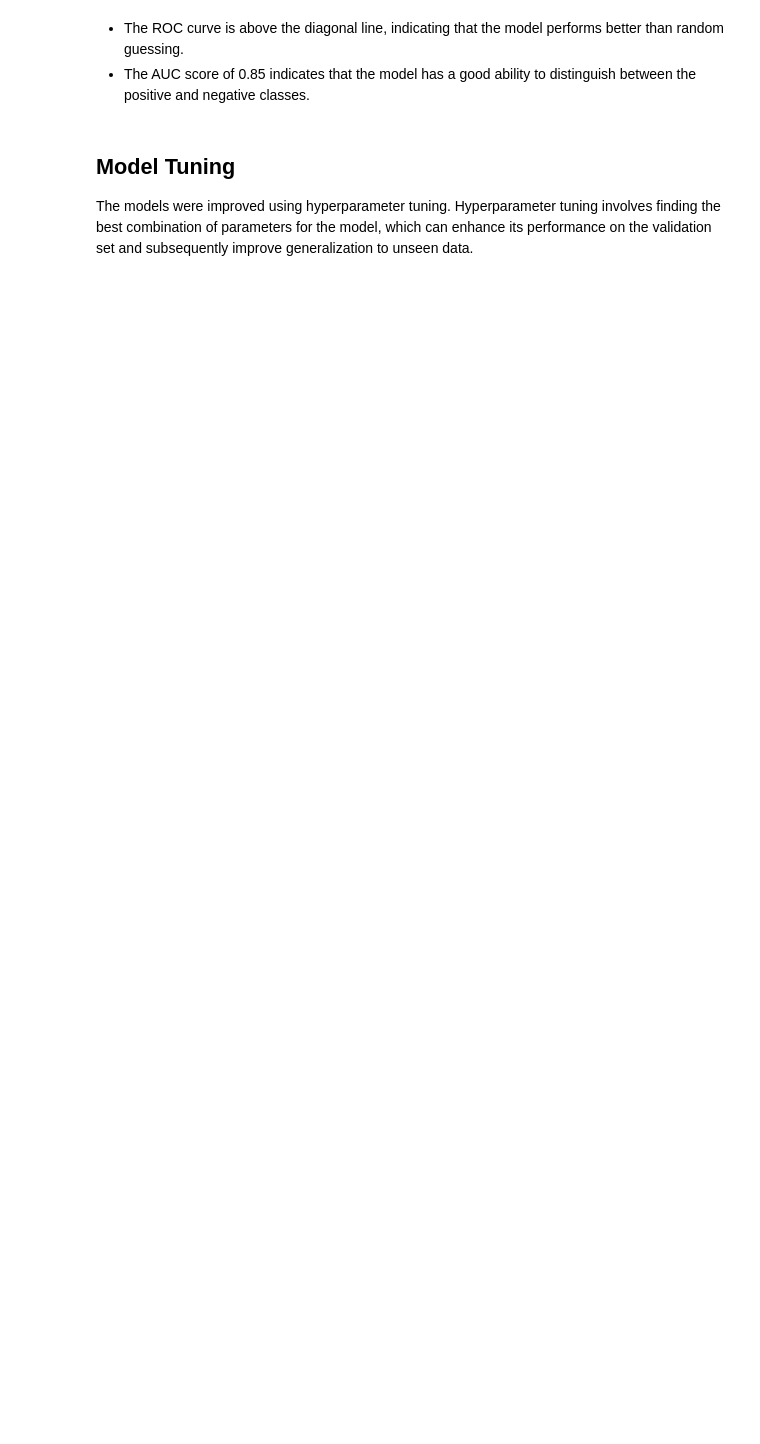
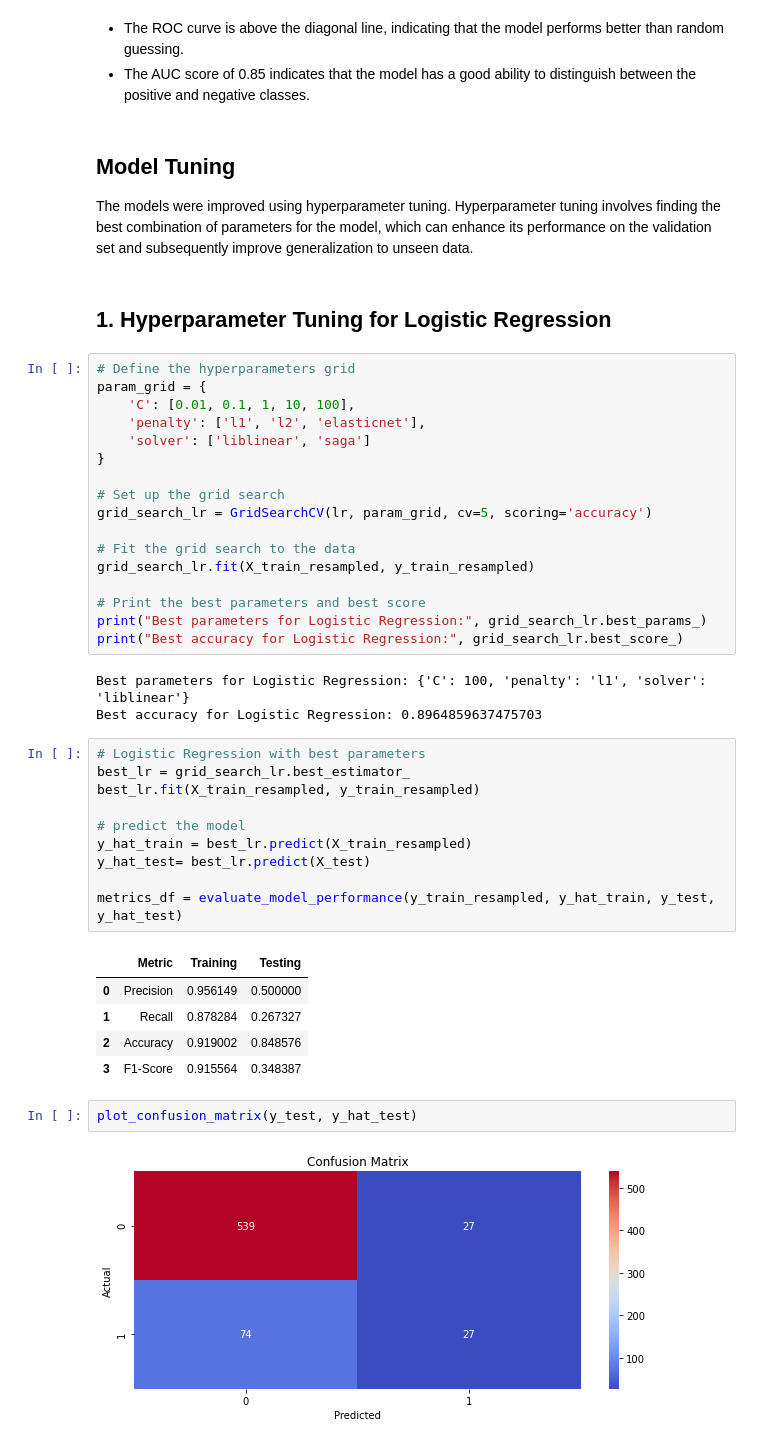
Before and after one commit to daveochieng8/Customer-Churn, a Jupyter notebook: index.ipynb, the cells around one changed output. Cells and saved outputs as stored; diff of their text form; blank space fills up the shorter version.

```diff
--- a/index.ipynb
+++ b/index.ipynb
@@ -626,3 +623,45 @@ The AUC score is: 0.8495696742819158
 ## Model Tuning
 
 The models were improved using hyperparameter tuning. Hyperparameter tuning involves finding the best combination of parameters for the model, which can enhance its performance on the validation set and subsequently improve generalization to unseen data.
+# %% [markdown]
+## 1. Hyperparameter Tuning for Logistic Regression
+# %%
+# Define the hyperparameters grid
+param_grid = {
+    'C': [0.01, 0.1, 1, 10, 100],
+    'penalty': ['l1', 'l2', 'elasticnet'],
+    'solver': ['liblinear', 'saga']
+}
+
+# Set up the grid search
+grid_search_lr = GridSearchCV(lr, param_grid, cv=5, scoring='accuracy')
+
+# Fit the grid search to the data
+grid_search_lr.fit(X_train_resampled, y_train_resampled)
+
+# Print the best parameters and best score
+print("Best parameters for Logistic Regression:", grid_search_lr.best_params_)
+print("Best accuracy for Logistic Regression:", grid_search_lr.best_score_)
+# %% [output]
+Best parameters for Logistic Regression: {'C': 100, 'penalty': 'l1', 'solver': 'liblinear'}
+Best accuracy for Logistic Regression: 0.8964859637475703
+# %%
+# Logistic Regression with best parameters
+best_lr = grid_search_lr.best_estimator_
+best_lr.fit(X_train_resampled, y_train_resampled)
+
+# predict the model
+y_hat_train = best_lr.predict(X_train_resampled)
+y_hat_test= best_lr.predict(X_test)
+
+metrics_df = evaluate_model_performance(y_train_resampled, y_hat_train, y_test, y_hat_test)
+# %% [output]
+|  | Metric | Training | Testing |
+| 0 | Precision | 0.956149 | 0.500000 |
+| 1 | Recall | 0.878284 | 0.267327 |
+| 2 | Accuracy | 0.919002 | 0.848576 |
+| 3 | F1-Score | 0.915564 | 0.348387 |
+# %%
+plot_confusion_matrix(y_test, y_hat_test)
+# %% [output]
+[figure, added]
```
Also changed, not shown: parts of 12 cells of this notebook.
